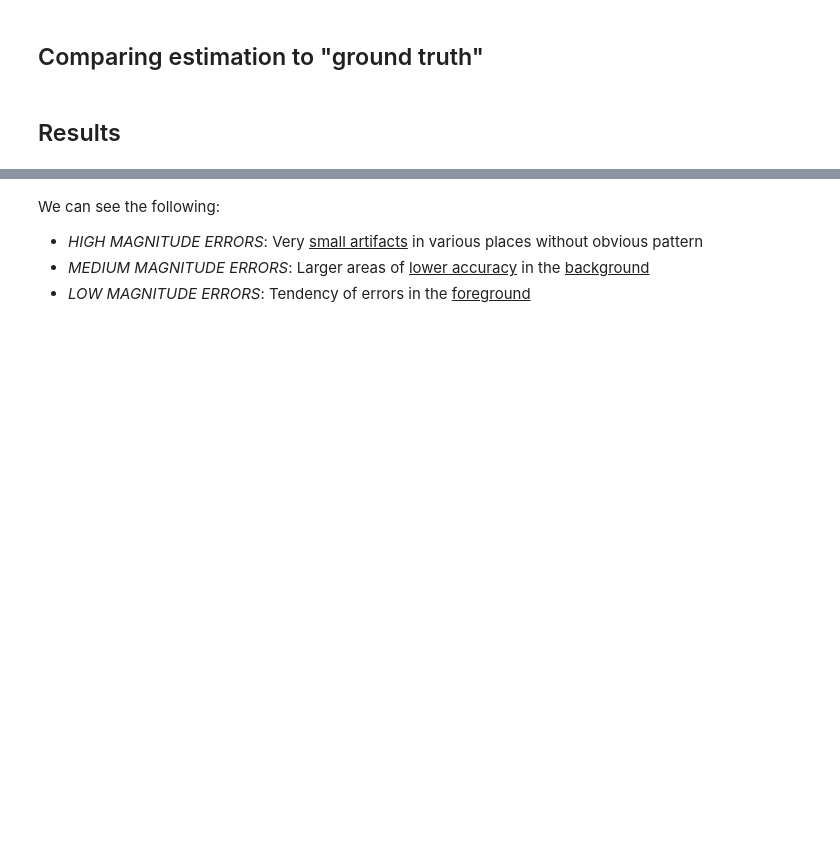
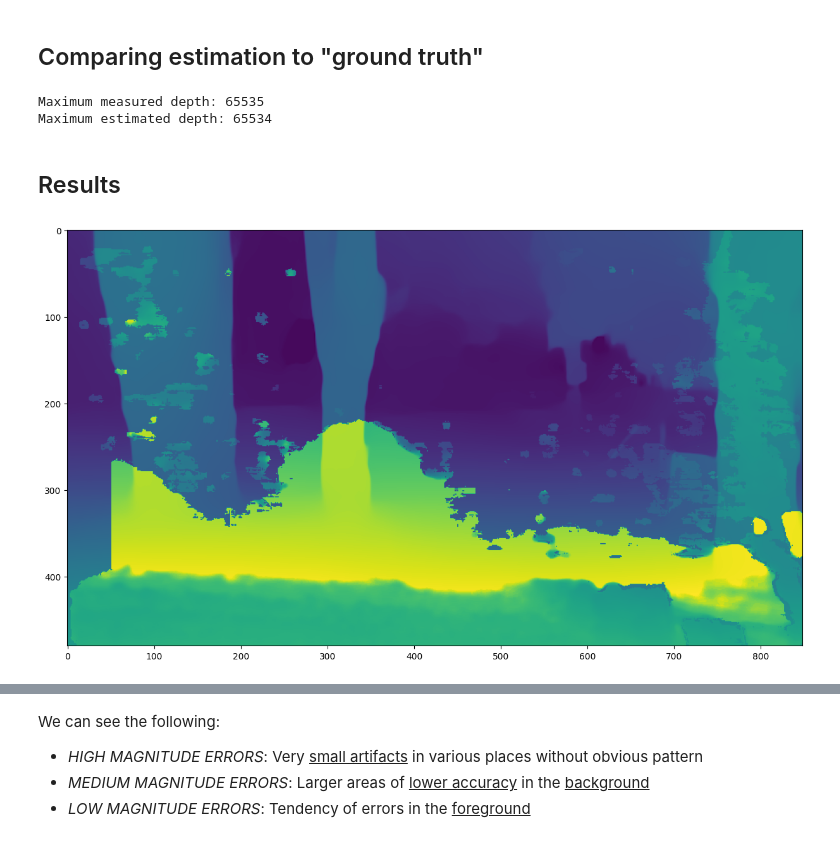
Before and after one commit to rwittmuess/Monocular_Depth_Estimation_Performance, a Jupyter notebook: eval_performance.ipynb, the cells around one changed output, grey strips where cells are left out. Cells and saved outputs as stored; diff of their text form; code cells hidden in the pictures; blank space fills up the shorter version.

```diff
--- a/eval_performance.ipynb
+++ b/eval_performance.ipynb
@@ -223,17 +233,33 @@ plt.show()
 # %%
 '''
 We have:
-    - depth_estimate_images         [0-255]
+    - depth_estimate_images         [0-65534 or 65535] ?! TODO: check this
     - depth_measurement_images      [0-65535] in mm // TODO: Check if actually mm (could also be value set in camera-options)
 '''
-max_depth = depth_measurement_images[idx_analysed_frame].max()
-difference_pic_zero = depth_estimate_images[idx_analysed_frame]/255 + depth_measurement_images[idx_analysed_frame]/max_depth
+# max_depth = depth_measurement_images[idx_analysed_frame].max()
+# difference_pic_zero = depth_estimate_images[idx_analysed_frame]/255 + depth_measurement_images[idx_analysed_frame]/max_depth
+
+max_measured_depth = data[test_run][model_type]['depth_rs'][idx_analysed_frame].max()
+print('Maximum measured depth: ' + str(max_measured_depth))
+
+max_estimated1_depth = data[test_run][model_type]['depth_estimate1'][idx_analysed_frame].max()
+# max_estimated2_depth = data[test_run][model_type]['depth_estimate1'][idx_analysed_frame].max()
+print('Maximum estimated depth: ' + str(max_estimated1_depth))
+
+
+
+difference_pic = data[test_run][model_type]['depth_estimate1'][idx_analysed_frame]/max_estimated1_depth + data[test_run][model_type]['depth_rs'][idx_analysed_frame]/max_measured_depth
+# %% [output]
+Maximum measured depth: 65535
+Maximum estimated depth: 65534
 # %% [markdown]
 ## Results
 # %%
 fig = plt.figure(figsize =(15, 15))
-plt.imshow(difference_pic_zero) # cmap='gray'
+plt.imshow(difference_pic) # cmap='gray'
 plt.show()
+# %% [output]
+[figure, added]
 # %%
 fig = plt.figure(figsize =(10, 7))
 
```
Also changed, not shown: parts of 19 cells of this notebook.
